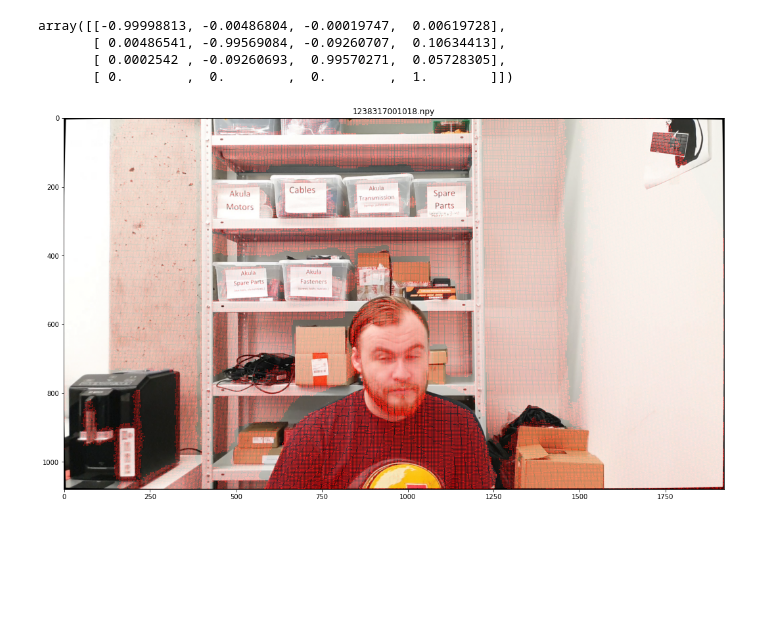
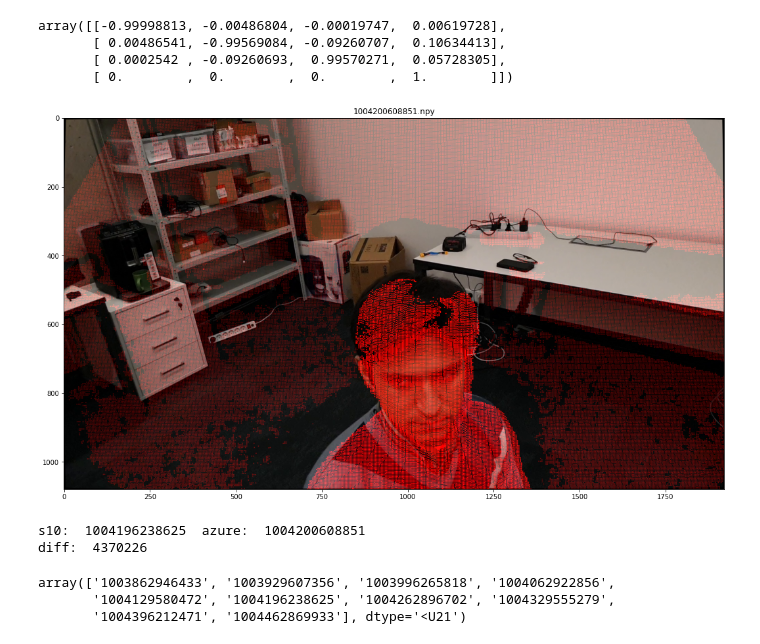
Before and after one commit to Marselka/CalibrationProject, a Jupyter notebook: vis.ipynb, the cells around one changed output. Drawn from its saved outputs; the diff is of its cells as text; code cells hidden in the pictures; blank space fills up the shorter version.

Commit message:
Visualization update

```diff
--- a/vis.ipynb
+++ b/vis.ipynb
@@ -11,9 +14,9 @@ np.set_printoptions(suppress=True)
 # %%
 img_ext = '.png'
 depth_ext = '.npy'
-period = 2
+period = 1
 # %%
-data_root = "/home/konstantin/datasets/bandeja-sequence/2021-04-14-14-29-58/"
+data_root = "/Users/Konstantin/Downloads/2021-04-22-19-17-33/"
 
 s10_images_path = data_root + "smartphone_video_frames"
 azure_images_path = data_root + "_azure_ir_image_raw"
@@ -48,7 +49,7 @@ azure_intrinsics = np.array([[503.9581604003906, 0.0, 325.4591064453125],
 
 azure_dist_coeff = np.array([5.268435478210449, 3.5621509552001953, -6.14773682627856e-07, -4.438921678229235e-05, 0.1832902431488037, 5.597447872161865, 5.32110071182251, 0.9697896838188171])
 
-azure_undist_intrinsics = undistort_intrinsics(next(iter(azure_images.values())).shape[::-1], azure_intrinsics, azure_dist_coeff)
+azure_undist_intrinsics = undistort_intrinsics(next(iter(azure_depths.values())).shape[::-1], azure_intrinsics, azure_dist_coeff)
 # %%
 s10_images = undistort_images(s10_images, s10_intrinsics, s10_dist_coeff, s10_undist_intrinsics, cv.INTER_LINEAR)
 azure_images = undistort_images(azure_images, azure_intrinsics, azure_dist_coeff, azure_undist_intrinsics, cv.INTER_LINEAR)
@@ -82,11 +83,18 @@ array([[-0.99998813, -0.00486804, -0.00019747,  0.00619728],
        [ 0.0002542 , -0.09260693,  0.99570271,  0.05728305],
        [ 0.        ,  0.        ,  0.        ,  1.        ]])
 # %%
-idx = 13
+idx = 20
 
 check_azure_pcd = azure_pcd_depths[azure_keys[idx]]
 check_azure_pcd = to_cartesian((T_opt @ to_homogeneous(check_azure_pcd).transpose()).transpose())
 
 plot_projected_pcd(s10_images[s10_keys[idx]], check_azure_pcd, s10_undist_intrinsics, azure_keys[idx])
 # %% [output]
-[figure, old version]
+[figure, new version]
+# %%
+check_s10_key, check_azure_key = s10_timestamps[idx], azure_timestamps[idx]
+print('s10: ', check_s10_key, ' azure: ', check_azure_key)
+print('diff: ', abs(int(check_s10_key) - int(check_azure_key)))
+# %% [output]
+s10:  1004196238625  azure:  1004200608851
+diff:  4370226
@@ -92,0 +103,6 @@ plot_projected_pcd(s10_images[s10_keys[idx]], check_azure_pcd, s10_undist_intrin
+# %%
+s10_range_timestamps
+# %% [output]
+array(['1003862946433', '1003929607356', '1003996265818', '1004062922856',
+       '1004129580472', '1004196238625', '1004262896702', '1004329555279',
+       '1004396212471', '1004462869933'], dtype='<U21')
```
Also changed, not shown: parts of 9 cells of this notebook, 2 other files.
